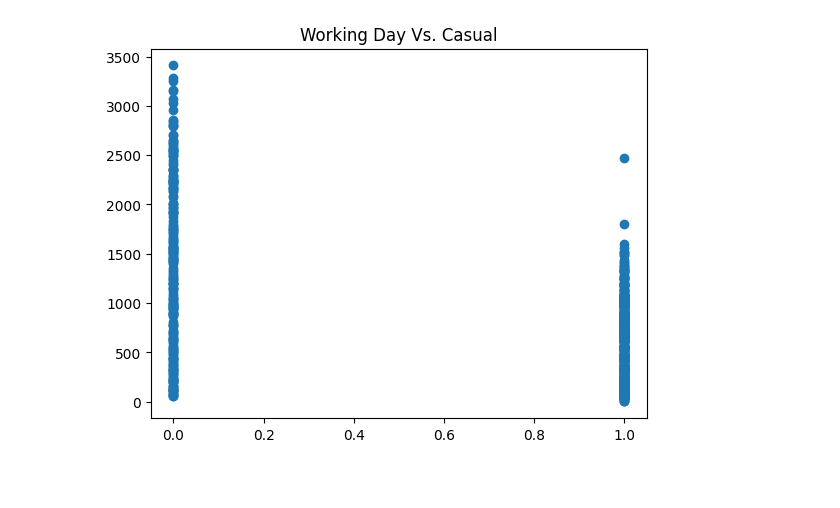
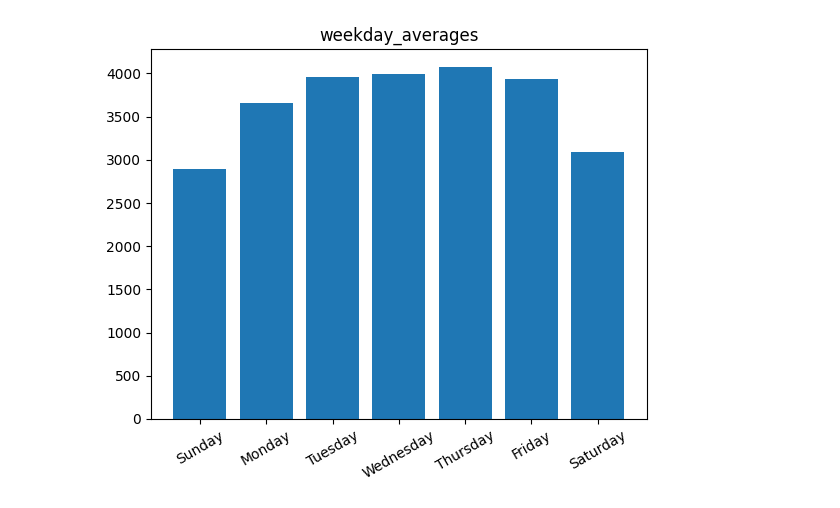
Before and after one commit to NasuYue/AB_testing_google_udemy, a Jupyter notebook: Part2_Intermediate-Python-and-Pandas/Data Visualization Fundamentals/Bar Plots, Histograms, and Distributions/2.The-Bar-Plots.ipynb, the cells around one changed output. Saved outputs shown, nothing was run; the diff lists cells and outputs as text; code cells hidden in the pictures; blank space fills up the shorter version.

```diff
--- a/Part2_Intermediate-Python-and-Pandas/Data Visualization Fundamentals/Bar Plots, Histograms, and Distributions/2.The-Bar-Plots.ipynb
+++ b/Part2_Intermediate-Python-and-Pandas/Data Visualization Fundamentals/Bar Plots, Histograms, and Distributions/2.The-Bar-Plots.ipynb
@@ -5,12 +33,15 @@
 # %%
 import pandas as pd
 import matplotlib.pyplot as plt
 
 bike_sharing = pd.read_csv(r'.\Bike-Sharing-Dataset\day.csv')
 bike_sharing['dteday'] = pd.to_datetime(bike_sharing['dteday'])
-plt.scatter(bike_sharing['workingday'],bike_sharing['casual'])
-plt.title('Working Day Vs. Casual')
+weekday_averages = bike_sharing.groupby('weekday').mean()[['casual', 'registered']].reset_index()
+
+plt.bar(weekday_averages['weekday'],weekday_averages['registered'])
+plt.xticks(ticks=[0, 1, 2, 3, 4, 5, 6], labels=['Sunday', 'Monday', 'Tuesday', 'Wednesday', 'Thursday', 'Friday', 'Saturday'], rotation=30)
+plt.title('weekday_averages')
+
 plt.show()
-# Casual users tend to rent the bikes more on the weekends and holidays.
 # %% [output]
-[figure, old version]
+[figure, new version]
```
Also changed, not shown: parts of 7 cells of this notebook, 3 other files.
